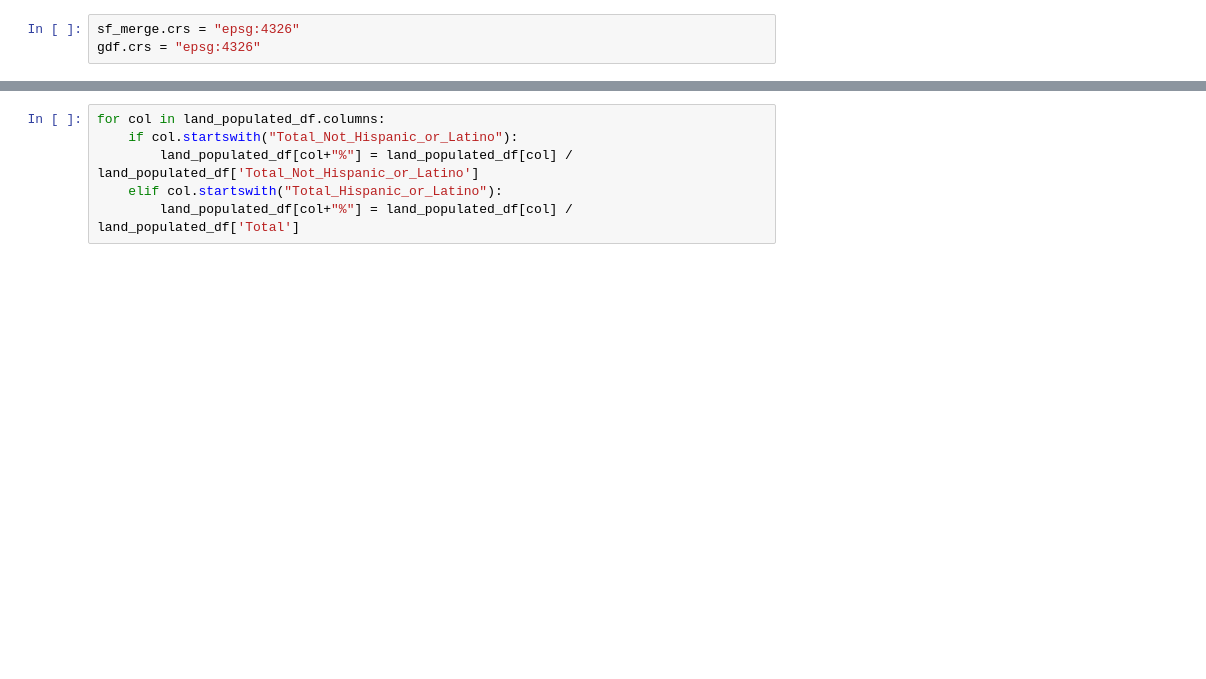
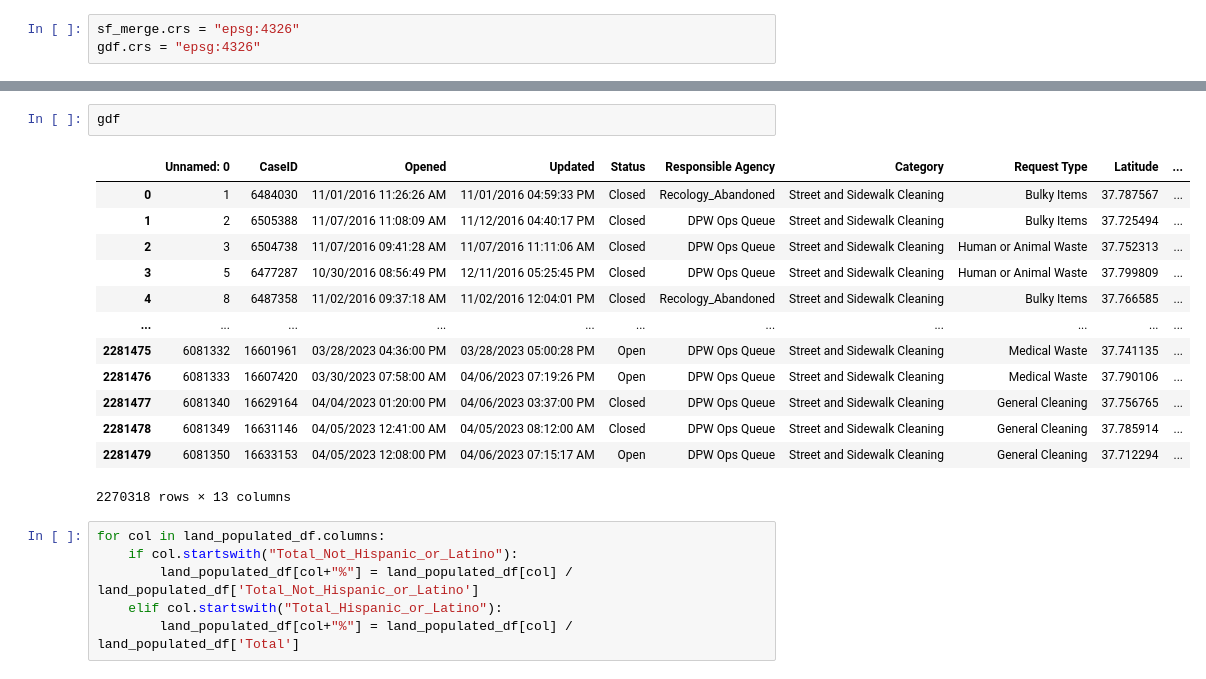
Before and after one commit to peter-amerkhanian/San-Francisco-Service-Analysis, a Jupyter notebook: peter_census_sandbox.ipynb, the cells around one changed output, grey strips where cells are left out. Drawn from its saved outputs; the diff is of its cells as text; blank space fills up the shorter version.

```diff
--- a/peter_census_sandbox.ipynb
+++ b/peter_census_sandbox.ipynb
@@ -96,3 +58,19 @@ fig.savefig("figures/311_map.png", dpi=300)
+# %%
+gdf
+# %% [output]
+|  | Unnamed: 0 | CaseID | Opened | Updated | Status | Responsible Agency | Category | Request Type | Latitude | ... |
+| 0 | 1 | 6484030 | 11/01/2016 11:26:26 AM | 11/01/2016 04:59:33 PM | Closed | Recology_Abandoned | Street and Sidewalk Cleaning | Bulky Items | 37.787567 | ... |
+| 1 | 2 | 6505388 | 11/07/2016 11:08:09 AM | 11/12/2016 04:40:17 PM | Closed | DPW Ops Queue | Street and Sidewalk Cleaning | Bulky Items | 37.725494 | ... |
+| 2 | 3 | 6504738 | 11/07/2016 09:41:28 AM | 11/07/2016 11:11:06 AM | Closed | DPW Ops Queue | Street and Sidewalk Cleaning | Human or Animal Waste | 37.752313 | ... |
+| 3 | 5 | 6477287 | 10/30/2016 08:56:49 PM | 12/11/2016 05:25:45 PM | Closed | DPW Ops Queue | Street and Sidewalk Cleaning | Human or Animal Waste | 37.799809 | ... |
+| 4 | 8 | 6487358 | 11/02/2016 09:37:18 AM | 11/02/2016 12:04:01 PM | Closed | Recology_Abandoned | Street and Sidewalk Cleaning | Bulky Items | 37.766585 | ... |
+| ... | ... | ... | ... | ... | ... | ... | ... | ... | ... | ... |
+| 2281475 | 6081332 | 16601961 | 03/28/2023 04:36:00 PM | 03/28/2023 05:00:28 PM | Open | DPW Ops Queue | Street and Sidewalk Cleaning | Medical Waste | 37.741135 | ... |
+| 2281476 | 6081333 | 16607420 | 03/30/2023 07:58:00 AM | 04/06/2023 07:19:26 PM | Open | DPW Ops Queue | Street and Sidewalk Cleaning | Medical Waste | 37.790106 | ... |
+| 2281477 | 6081340 | 16629164 | 04/04/2023 01:20:00 PM | 04/06/2023 03:37:00 PM | Closed | DPW Ops Queue | Street and Sidewalk Cleaning | General Cleaning | 37.756765 | ... |
+| 2281478 | 6081349 | 16631146 | 04/05/2023 12:41:00 AM | 04/05/2023 08:12:00 AM | Closed | DPW Ops Queue | Street and Sidewalk Cleaning | General Cleaning | 37.785914 | ... |
+| 2281479 | 6081350 | 16633153 | 04/05/2023 12:08:00 PM | 04/06/2023 07:15:17 AM | Open | DPW Ops Queue | Street and Sidewalk Cleaning | General Cleaning | 37.712294 | ... |
+2270318 rows × 13 columns
 # %%
 for col in land_populated_df.columns:
     if col.startswith("Total_Not_Hispanic_or_Latino"):
```
Also changed, not shown: parts of 15 cells of this notebook, 4 other files.
